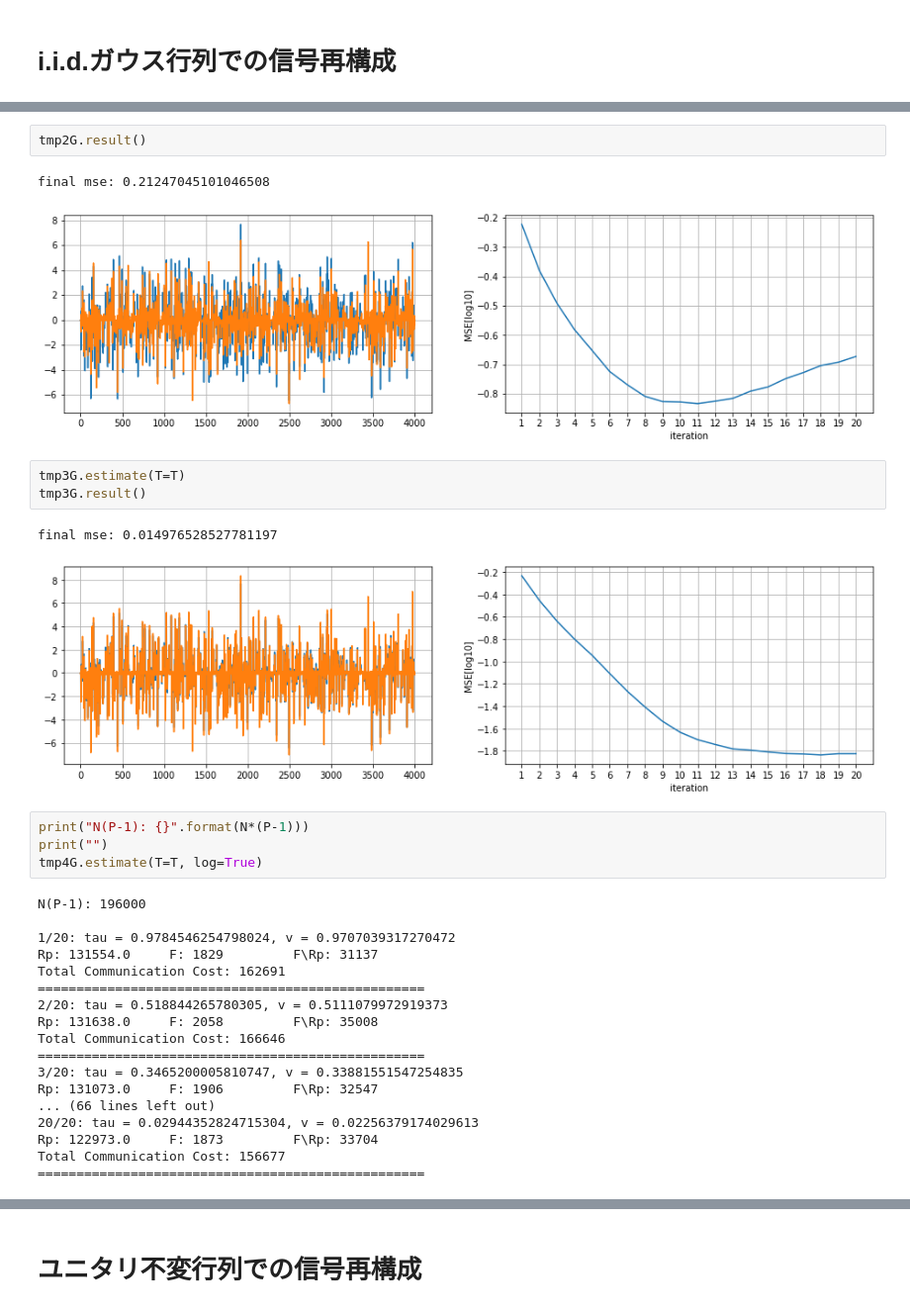
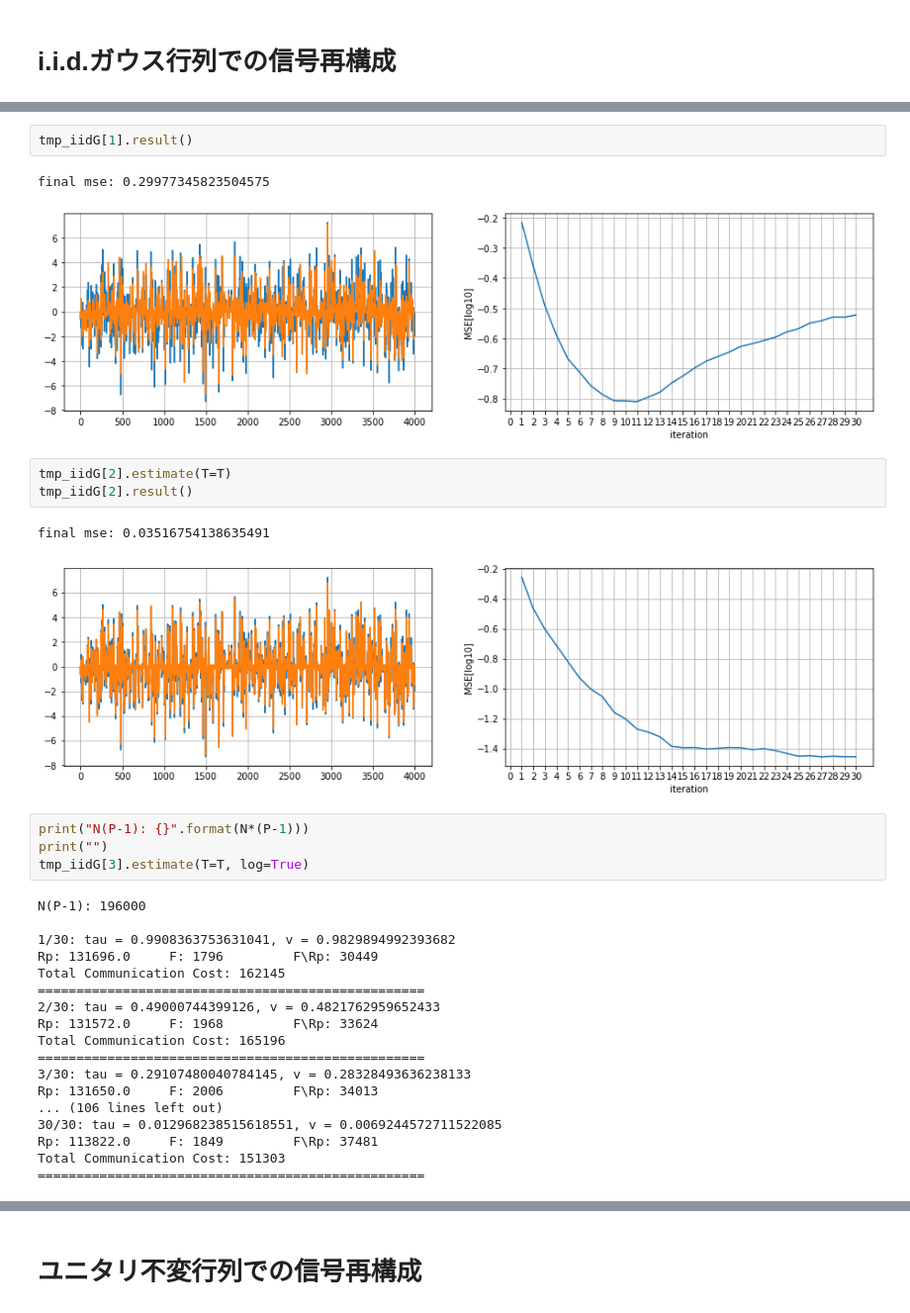
Before and after one commit to Qip21n0/Lassolver, a Jupyter notebook: examples/sample1.ipynb, the cells around one changed output, grey strips where cells are left out. Shown at 99% size. Saved outputs shown, nothing was run; the diff lists cells and outputs as text.

```diff
--- a/examples/sample1.ipynb
+++ b/examples/sample1.ipynb
@@ -69,34 +69,34 @@ Total Communication Cost: 125155
 ==================================================
-# %%
-tmp2G.result()
-# %% [output]
-final mse: 0.21247045101046508
-[figure, removed]
+# %%
+tmp_iidG[1].result()
+# %% [output]
+final mse: 0.29977345823504575
+[figure, added]
 # %%
-tmp3G.estimate(T=T)
-tmp3G.result()
+tmp_iidG[2].estimate(T=T)
+tmp_iidG[2].result()
 # %% [output]
-final mse: 0.014976528527781197
+final mse: 0.03516754138635491
-[figure, old version]
+[figure, new version]
 # %%
 print("N(P-1): {}".format(N*(P-1)))
 print("")
-tmp4G.estimate(T=T, log=True)
+tmp_iidG[3].estimate(T=T, log=True)
 # %% [output]
 N(P-1): 196000
 
-1/20: tau = 0.9784546254798024, v = 0.9707039317270472
-Rp: 131554.0     F: 1829         F\Rp: 31137
-Total Communication Cost: 162691
+1/30: tau = 0.9908363753631041, v = 0.9829894992393682
+Rp: 131696.0     F: 1796         F\Rp: 30449
+Total Communication Cost: 162145
 ==================================================
-2/20: tau = 0.518844265780305, v = 0.5111079972919373
-Rp: 131638.0     F: 2058         F\Rp: 35008
-Total Communication Cost: 166646
+2/30: tau = 0.49000744399126, v = 0.4821762959652433
+Rp: 131572.0     F: 1968         F\Rp: 33624
+Total Communication Cost: 165196
 ==================================================
-3/20: tau = 0.3465200005810747, v = 0.33881551547254835
-Rp: 131073.0     F: 1906         F\Rp: 32547
-... (66 lines left out)
-20/20: tau = 0.02944352824715304, v = 0.02256379174029613
-Rp: 122973.0     F: 1873         F\Rp: 33704
-Total Communication Cost: 156677
+3/30: tau = 0.29107480040784145, v = 0.28328493636238133
+Rp: 131650.0     F: 2006         F\Rp: 34013
+... (106 lines left out)
+30/30: tau = 0.012968238515618551, v = 0.0069244572711522085
+Rp: 113822.0     F: 1849         F\Rp: 37481
+Total Communication Cost: 151303
 ==================================================
```
Also changed, not shown: parts of 21 cells of this notebook, 2 other files.
